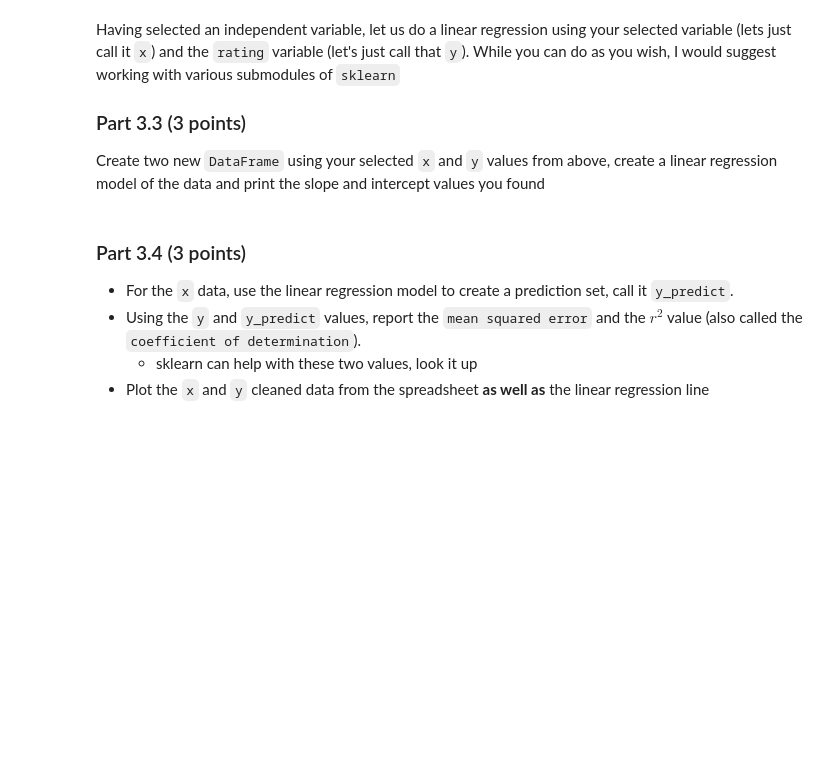
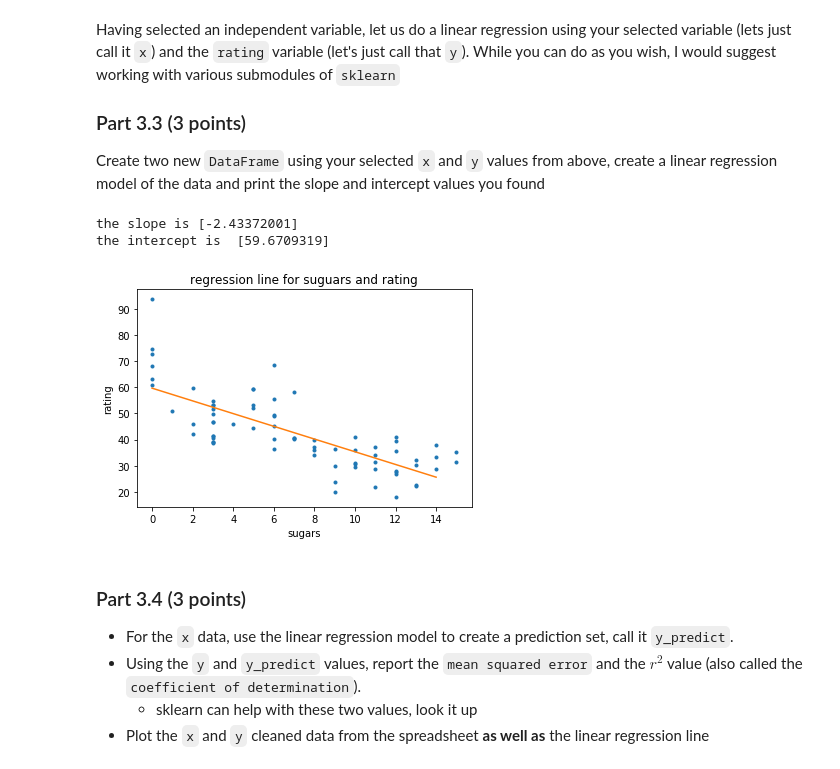
Before and after one commit to linhaoyan/cmse202-s20-turnin, a Jupyter notebook: temp/cmse202-s20-turnin/hw-02/HW-02-regression-Haoyan Lin.ipynb, the cells around one changed output. Drawn from its saved outputs; the diff is of its cells as text; code cells hidden in the pictures; blank space fills up the shorter version.

```diff
--- a/temp/cmse202-s20-turnin/hw-02/HW-02-regression-Haoyan Lin.ipynb
+++ b/temp/cmse202-s20-turnin/hw-02/HW-02-regression-Haoyan Lin.ipynb
@@ -118,3 +154,27 @@ Create two new `DataFrame` using  your selected `x` and `y` values from above, c
+# %%
+import numpy as np
+import sklearn.linear_model
+
+data_x = clean['sugars'].to_frame()
+data_y = clean['rating'].to_frame()
+a = data_x.iloc[:,0].tolist()
+b = data_y.iloc[:,0].tolist()
+
+line = sklearn.linear_model.LinearRegression().fit(data_x,data_y)# regression line
+print('the slope is', line.coef_[0]) #The slope for the regression line
+print('the intercept is ', line.intercept_) # the intercept for the regression line
+
+a1=np.arange(0,max(a),1)
+plt.plot(a,b,'.')
+plt.plot(a1,line.coef_[0]*a1+line.intercept_)
+plt.xlabel('sugars')
+plt.ylabel('rating')
+plt.title('regression line for suguars and rating')
+plt.show()
+# %% [output]
+the slope is [-2.43372001]
+the intercept is  [59.6709319]
+[figure, added]
 # %% [markdown]
 ### Part 3.4 (3 points)
 
```
Also changed, not shown: parts of 10 cells of this notebook, 2 other files.
